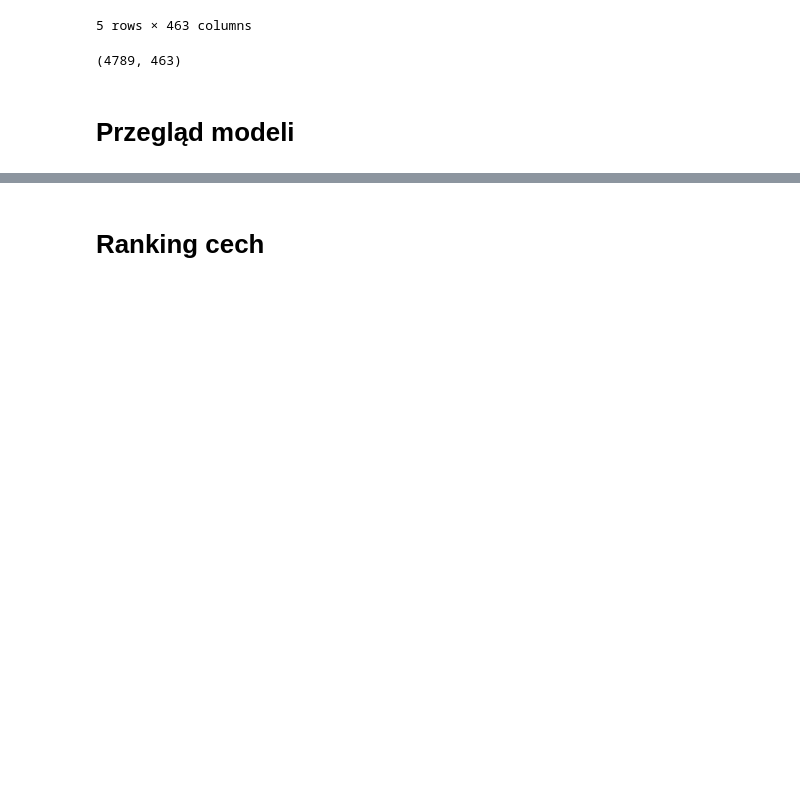
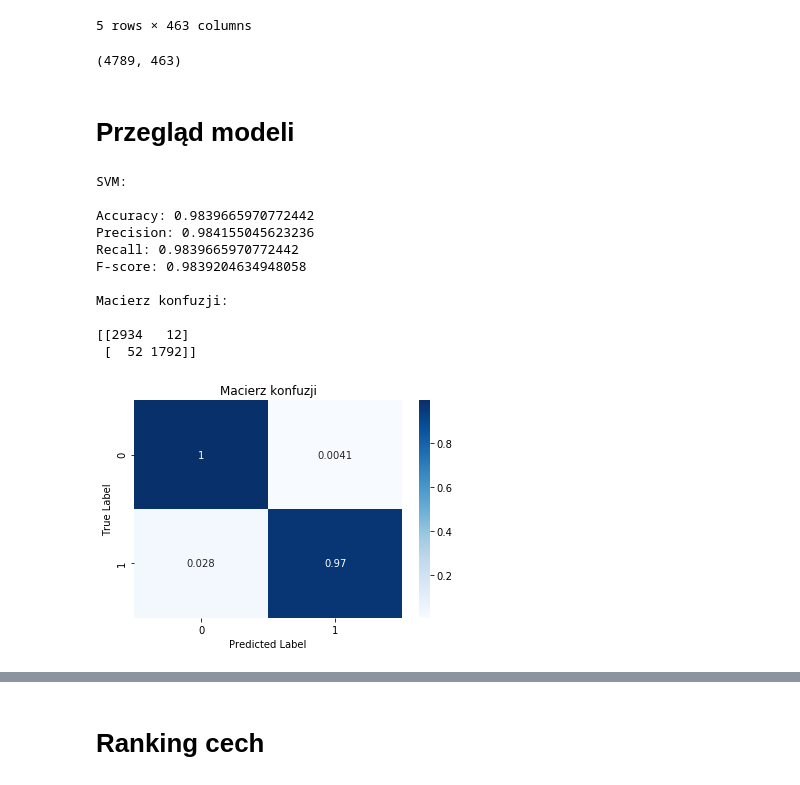
Before and after one commit to Torak28/Analityka_Eksploracja_Danych, a Jupyter notebook: 2_Data_Mining/Data_Mining.ipynb, the cells around one changed output, grey strips where cells are left out. Drawn from its saved outputs; the diff is of its cells as text; code cells hidden in the pictures; blank space fills up the shorter version.

```diff
--- a/2_Data_Mining/Data_Mining.ipynb
+++ b/2_Data_Mining/Data_Mining.ipynb
@@ -117,0 +120,15 @@ def do_the_thing(model, name, datContent):
+# %%
+do_the_thing(model=svm.SVC(gamma='scale'), name='SVM', data=datContent)
+# %% [output]
+SVM:
+
+Accuracy: 0.9839665970772442
+Precision: 0.984155045623236
+Recall: 0.9839665970772442
+F-score: 0.9839204634948058
+
+Macierz konfuzji:
+
+[[2934   12]
+ [  52 1792]]
+[figure, added]
```
Also changed, not shown: parts of 32 cells of this notebook.
